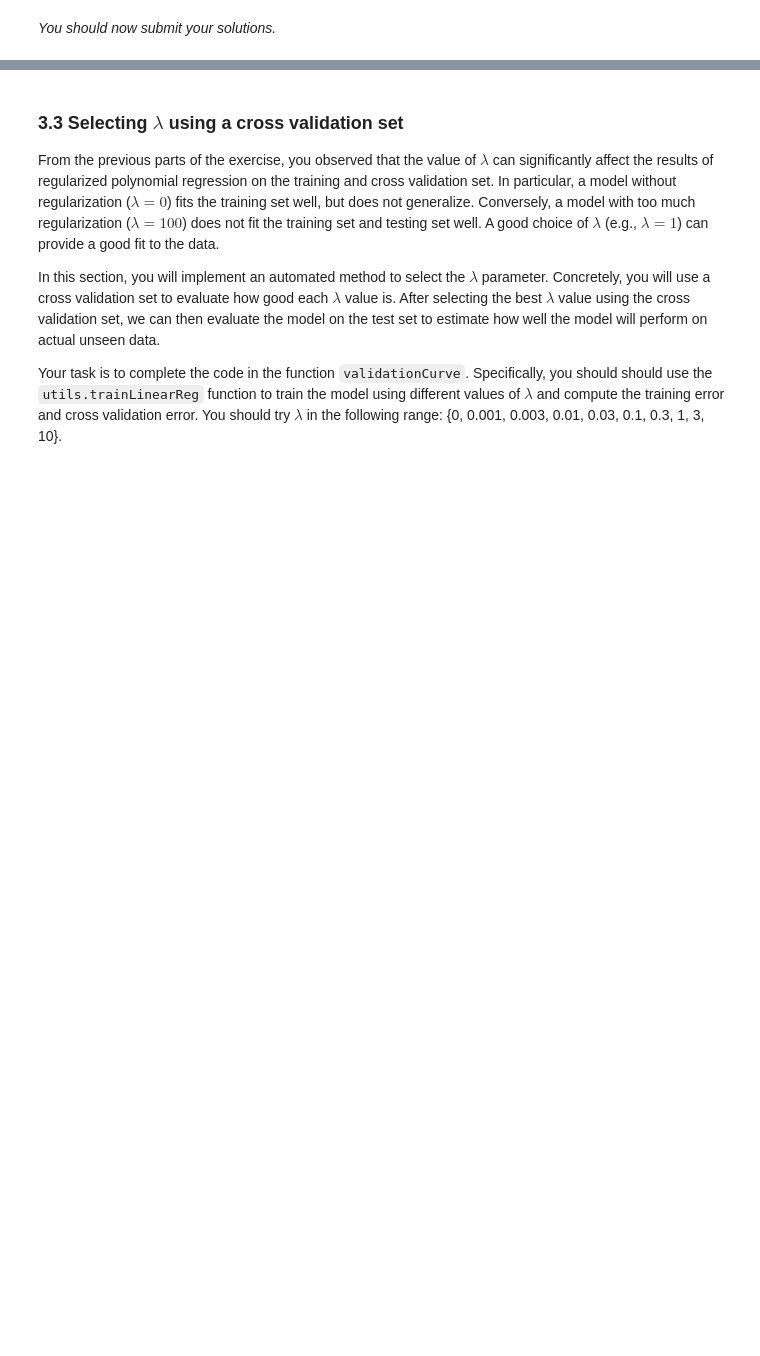
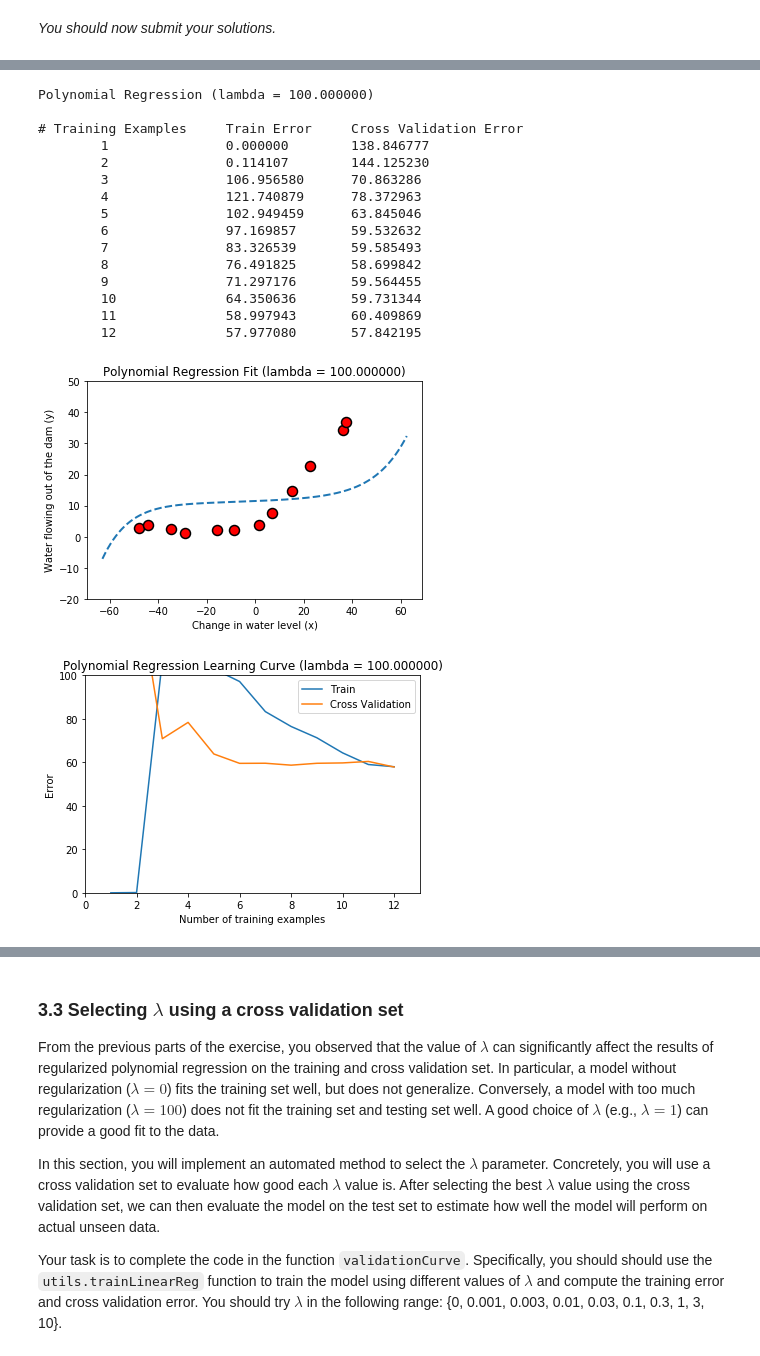
Before and after one commit to pirulok02/ml-coursera-python-assignments, a Jupyter notebook: Exercise5/exercise5.ipynb, the cells around one changed output, grey strips where cells are left out. Drawn from its saved outputs; the diff is of its cells as text; code cells hidden in the pictures; blank space fills up the shorter version.

```diff
--- a/Exercise5/exercise5.ipynb
+++ b/Exercise5/exercise5.ipynb
@@ -147,9 +148,11 @@ def linearRegCostFunction(X, y, theta, lambda_=0.0):
     grad = np.zeros(theta.shape)
 
     # ====================== YOUR CODE HERE ======================
-
-
-
+    h = X@theta.T
+    tmp = theta.copy()
+    tmp[0] = 0
+    J = np.sum((h-y)**2)/(2*m) + lambda_*np.sum(tmp@tmp.T)/(2*m)
+    grad = (h-y)@X/m + lambda_ *tmp/m
     # ============================================================
     return J, grad
 # %% [markdown]
@@ -323,9 +358,11 @@ def learningCurve(X, y, Xval, yval, lambda_=0):
     error_val   = np.zeros(m)
 
     # ====================== YOUR CODE HERE ======================
-
-
-
+    for i in range(1, m+1):
+        X_, y_ = X[:i], y[:i]
+        theta = utils.trainLinearReg(linearRegCostFunction, X_, y_, lambda_=lambda_)
+        error_train[i-1] = linearRegCostFunction(X_, y_, theta, lambda_=0.0)[0]
+        error_val[i-1] = linearRegCostFunction(Xval, yval, theta, lambda_=0.0)[0]
     # =============================================================
     return error_train, error_val
 # %% [markdown]
@@ -405,7 +469,8 @@ def polyFeatures(X, p):
     X_poly = np.zeros((X.shape[0], p))
 
     # ====================== YOUR CODE HERE ======================
-
+    for i in range(p):
+        X_poly[:, i] = X[:, 0]**(i+1)
 
 
     # ============================================================
@@ -464,34 +545,52 @@ You should see that the polynomial fit is able to follow the datapoints very wel
 
 To better understand the problems with the unregularized ($\lambda = 0$) model, you can see that the learning curve  shows the same effect where the training error is low, but the cross validation error is high. There is a gap between the training and cross validation errors, indicating a high variance problem.
 # %%
-lambda_ = 0
+lambda_ = 100
 theta = utils.trainLinearReg(linearRegCostFunction, X_poly, y,
                              lambda_=lambda_, maxiter=55)
 
 # Plot training data and fit
 pyplot.plot(X, y, 'ro', ms=10, mew=1.5, mec='k')
 
 utils.plotFit(polyFeatures, np.min(X), np.max(X), mu, sigma, theta, p)
 
 pyplot.xlabel('Change in water level (x)')
 pyplot.ylabel('Water flowing out of the dam (y)')
 pyplot.title('Polynomial Regression Fit (lambda = %f)' % lambda_)
 pyplot.ylim([-20, 50])
 
 pyplot.figure()
 error_train, error_val = learningCurve(X_poly, y, X_poly_val, yval, lambda_)
 pyplot.plot(np.arange(1, 1+m), error_train, np.arange(1, 1+m), error_val)
 
 pyplot.title('Polynomial Regression Learning Curve (lambda = %f)' % lambda_)
 pyplot.xlabel('Number of training examples')
 pyplot.ylabel('Error')
 pyplot.axis([0, 13, 0, 100])
 pyplot.legend(['Train', 'Cross Validation'])
 
 print('Polynomial Regression (lambda = %f)\n' % lambda_)
 print('# Training Examples\tTrain Error\tCross Validation Error')
 for i in range(m):
     print('  \t%d\t\t%f\t%f' % (i+1, error_train[i], error_val[i]))
+# %% [output]
+Polynomial Regression (lambda = 100.000000)
+
+# Training Examples     Train Error     Cross Validation Error
+        1               0.000000        138.846777
+        2               0.114107        144.125230
+        3               106.956580      70.863286
+        4               121.740879      78.372963
+        5               102.949459      63.845046
+        6               97.169857       59.532632
+        7               83.326539       59.585493
+        8               76.491825       58.699842
+        9               71.297176       59.564455
+        10              64.350636       59.731344
+        11              58.997943       60.409869
+        12              57.977080       57.842195
+[figure, added]
+[figure, added]
 # %% [markdown]
 One way to combat the overfitting (high-variance) problem is to add regularization to the model. In the next section, you will get to  try different $\lambda$ parameters to see how regularization can lead to a better model.
 
```
Also changed, not shown: parts of 13 cells of this notebook, 2 other files.
